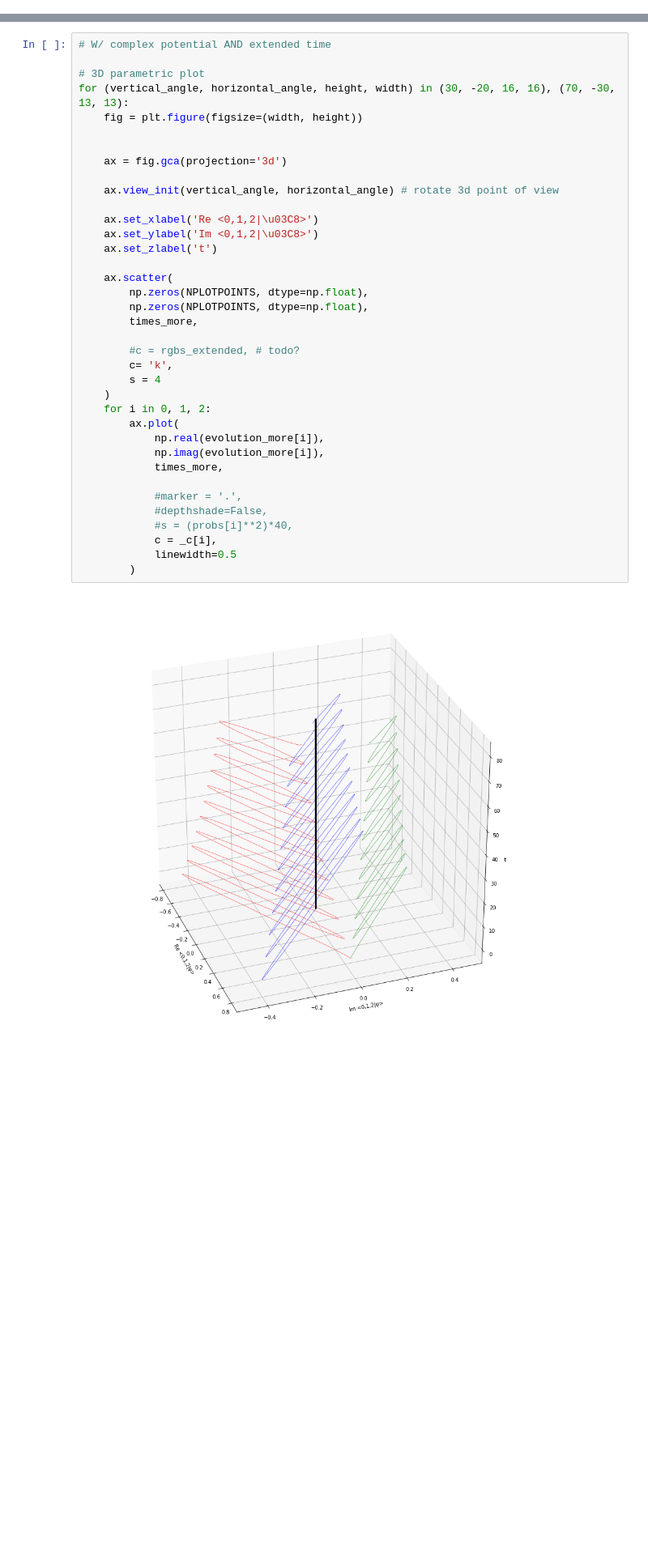
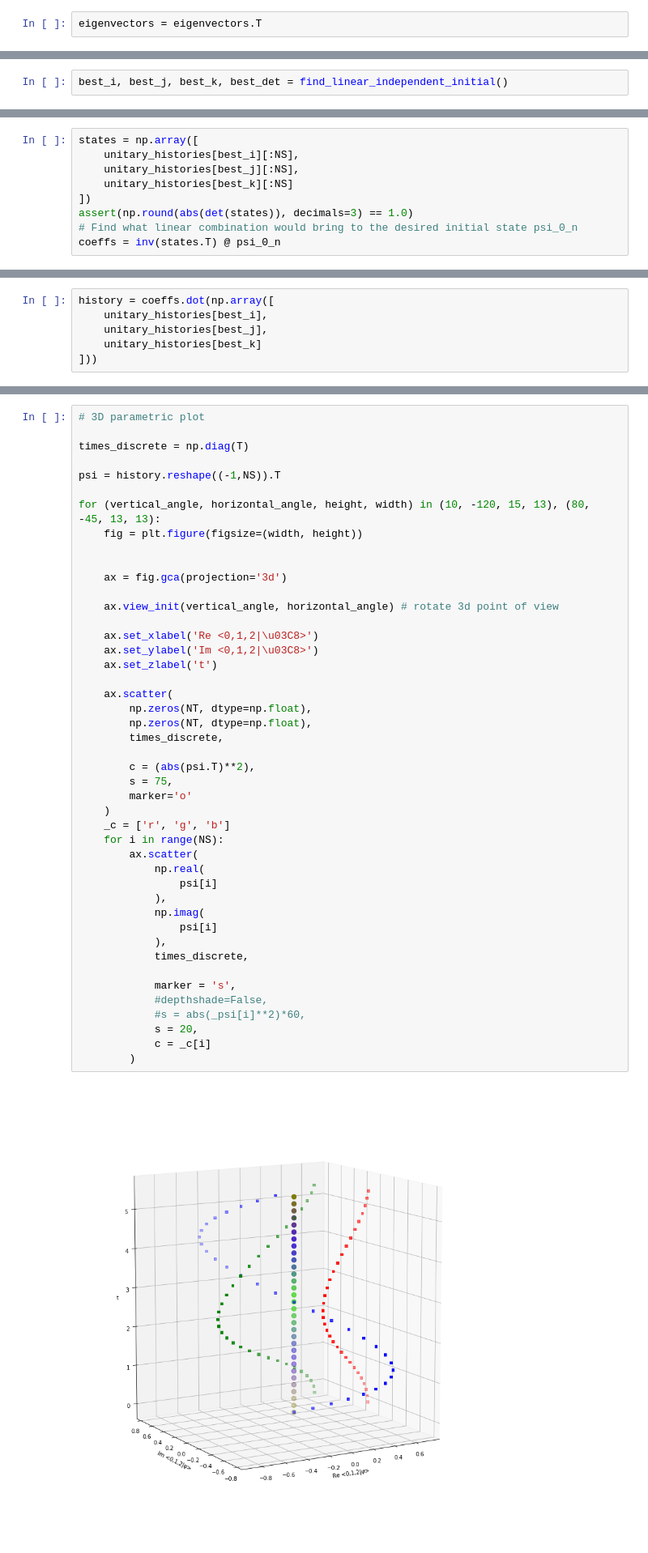
Before and after one commit to gderosa/timeq, a Jupyter notebook: comp/jupyter/detect-gentle3.132.ipynb, the cells around one changed output, grey strips where cells are left out. Shown at 81% size. Cells and saved outputs as stored; diff of their text form; blank space fills up the shorter version.

```diff
--- a/comp/jupyter/detect-gentle3.132.ipynb
+++ b/comp/jupyter/detect-gentle3.132.ipynb
@@ -350,0 +363,2 @@ ax.plot(times_extended, -np.gradient(norms_extended**2, times), c='b', linewidth
+# %%
+eigenvectors = eigenvectors.T
@@ -350,0 +415,2 @@ ax.plot(times_extended, -np.gradient(norms_extended**2, times), c='b', linewidth
+# %%
+best_i, best_j, best_k, best_det = find_linear_independent_initial()
@@ -350,0 +423,9 @@ ax.plot(times_extended, -np.gradient(norms_extended**2, times), c='b', linewidth
+# %%
+states = np.array([
+    unitary_histories[best_i][:NS],
+    unitary_histories[best_j][:NS],
+    unitary_histories[best_k][:NS]
+])
+assert(np.round(abs(det(states)), decimals=3) == 1.0)
+# Find what linear combination would bring to the desired initial state psi_0_n
+coeffs = inv(states.T) @ psi_0_n
@@ -350,0 +436,6 @@ ax.plot(times_extended, -np.gradient(norms_extended**2, times), c='b', linewidth
+# %%
+history = coeffs.dot(np.array([
+    unitary_histories[best_i],
+    unitary_histories[best_j],
+    unitary_histories[best_k]
+]))
@@ -351,39 +450,47 @@ ax.plot(times_extended, -np.gradient(norms_extended**2, times), c='b', linewidth
 # %%
-# W/ complex potential AND extended time
+# 3D parametric plot
 
-# 3D parametric plot
-for (vertical_angle, horizontal_angle, height, width) in (30, -20, 16, 16), (70, -30, 13, 13):
+times_discrete = np.diag(T)
+
+psi = history.reshape((-1,NS)).T
+
+for (vertical_angle, horizontal_angle, height, width) in (10, -120, 15, 13), (80, -45, 13, 13):
     fig = plt.figure(figsize=(width, height))
 
 
     ax = fig.gca(projection='3d')
 
     ax.view_init(vertical_angle, horizontal_angle) # rotate 3d point of view
 
     ax.set_xlabel('Re <0,1,2|\u03C8>')
     ax.set_ylabel('Im <0,1,2|\u03C8>')
     ax.set_zlabel('t')
 
     ax.scatter(
-        np.zeros(NPLOTPOINTS, dtype=np.float),
-        np.zeros(NPLOTPOINTS, dtype=np.float),
-        times_more,
+        np.zeros(NT, dtype=np.float),
+        np.zeros(NT, dtype=np.float),
+        times_discrete,
 
-        #c = rgbs_extended, # todo?
-        c= 'k',
-        s = 4
+        c = (abs(psi.T)**2),
+        s = 75,
+        marker='o'
     )
-    for i in 0, 1, 2:
-        ax.plot(
-            np.real(evolution_more[i]),
-            np.imag(evolution_more[i]),
-            times_more,
+    _c = ['r', 'g', 'b']
+    for i in range(NS):
+        ax.scatter(
+            np.real(
+                psi[i]
+            ),
+            np.imag(
+                psi[i]
+            ),
+            times_discrete,
 
-            #marker = '.',
+            marker = 's',
             #depthshade=False,
-            #s = (probs[i]**2)*40,
-            c = _c[i],
-            linewidth=0.5
+            #s = abs(_psi[i]**2)*60,
+            s = 20,
+            c = _c[i]
         )
 # %% [output]
-[figure, old version]
+[figure, new version]
```
Also changed, not shown: parts of 51 cells of this notebook.
